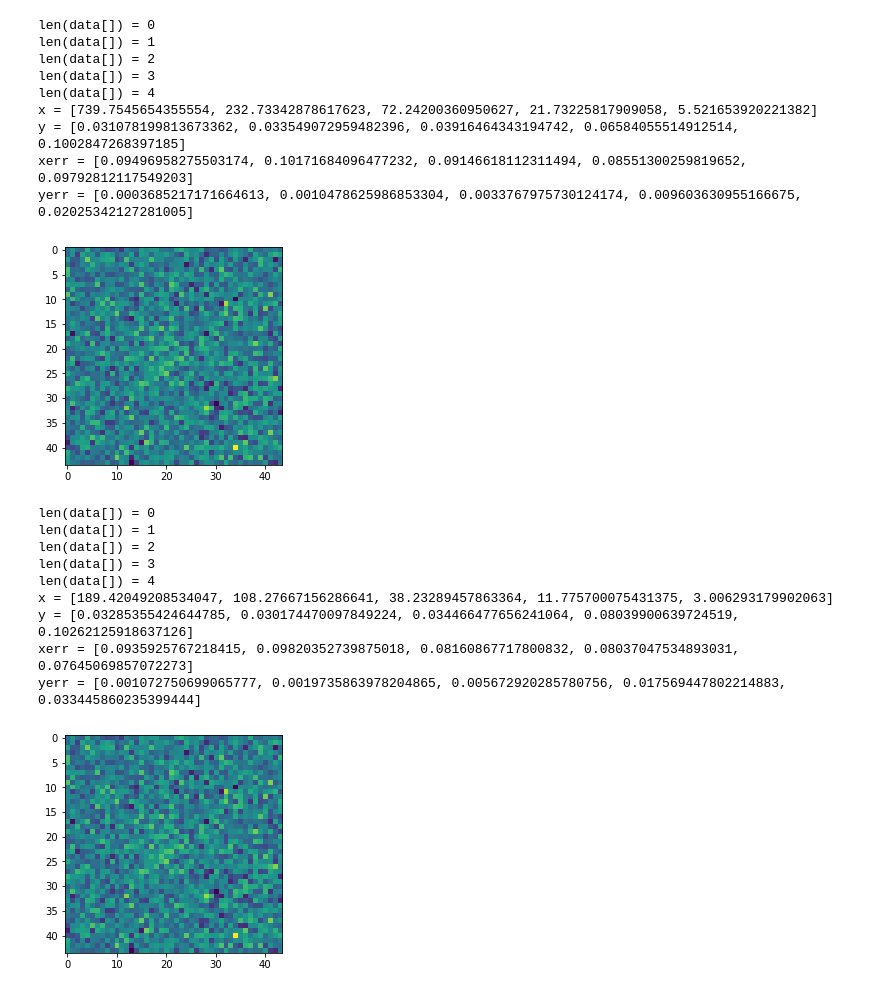
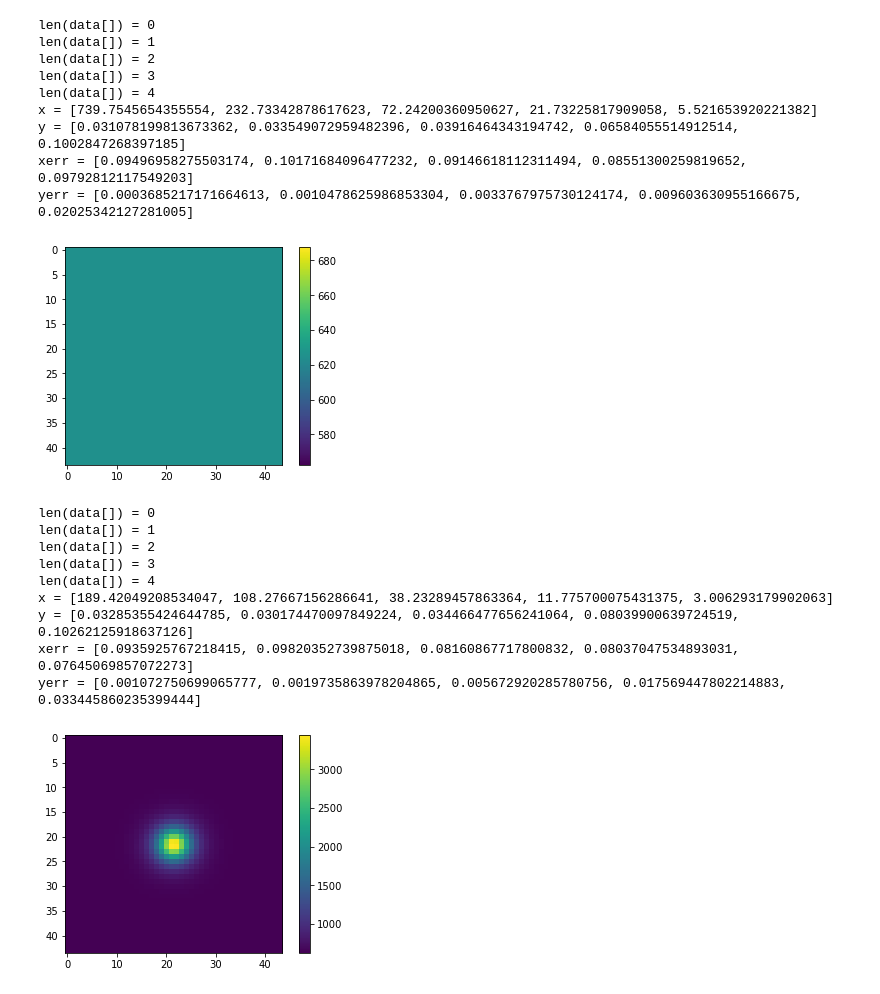
Before and after one commit to norrisbach/Metacal, a Jupyter notebook: metacal.ipynb, the cells around one changed output. Drawn from its saved outputs; the diff is of its cells as text; code cells hidden in the pictures.

```diff
--- a/metacal.ipynb
+++ b/metacal.ipynb
@@ -65,7 +65,7 @@ def make_struct(res, obs, shear_type):
         data['Tpsf'] = obs.psf.meta['result']['T']
     return data
 # %%
-def make_data(rng, noise, shear, version=0):
+def make_data(rng, noise, shear, version=0, first=False):
     """
     simulate an exponential object with moffat psf
     Parameters
@@ -111,8 +111,11 @@ def make_data(rng, noise, shear, version=0):
         fake_var_image = im*0 + (noise)**2
         fakeVarNoise = galsim.VariableGaussianNoise(random, fake_var_image)
         im.addNoise(fakeVarNoise)
-        plt.close()
-        plt.imshow(im.array)
+        #print(first)
+        if first:
+            plt.imshow(fake_var_image.array)
+            plt.colorbar()
+            #print(first)
     if version==1:
         random = galsim.BaseDeviate(1024)
         var_image = im + (noise)**2
@@ -121,8 +124,10 @@ def make_data(rng, noise, shear, version=0):
         #save background image of both var_image and fake_var_image
         varNoise = galsim.VariableGaussianNoise(random, var_image)
         im.addNoise(varNoise)
-        plt.close()
-        plt.imshow(im.array)
+        if first:
+            plt.imshow(var_image.array)
+            plt.colorbar()
+            #print(first)
     imArr = im.array
 
     cen = (np.array(imArr.shape)-1.0)/2.0
@@ -156,7 +161,7 @@ def make_data(rng, noise, shear, version=0):
     )
     return obs
 # %%
-def analyze(rng, num_tests, num_gals, noise_level, shear_true, version=0):
+def analyze(rng, num_tests, num_gals, noise_level, shear_true, version=0, first=False):
     data = []
     x = []
     y = []
@@ -166,7 +171,9 @@ def analyze(rng, num_tests, num_gals, noise_level, shear_true, version=0):
         print("len(data[]) =", len(data))
         dlist = []
         for j in range(num_gals):
-            obs = make_data(rng=rng, noise=noise_level[i], shear=shear_true, version=version)
+            obs = make_data(rng=rng, noise=noise_level[i], shear=shear_true, version=version, first = first)
+            if first is True:
+                first = False
             resdict, obsdict = boot.go(obs)
             for stype, sres in resdict.items():
                 st = make_struct(res=sres, obs=obsdict[stype], shear_type=stype)
@@ -227,26 +234,26 @@ boot      = ngmix.metacal.MetacalBootstrapper(
 # %%
 noise_arr = 25e4*np.logspace(-4, -2, 5, base=10.0)
 num_tests = len(noise_arr)
 num_gals = 100
 shear_true = [0.03, 0.00]
-ans1 = analyze(rng, num_tests, num_gals, noise_arr, shear_true, version=0)
+ans1 = analyze(rng, num_tests, num_gals, noise_arr, shear_true, version=0, first = True)
 print("x =", ans1[0])
 print("y =", ans1[1])
 print("xerr =", ans1[2])
 print("yerr =", ans1[3])
 # %% [output]
 len(data[]) = 0
 len(data[]) = 1
 len(data[]) = 2
 len(data[]) = 3
 len(data[]) = 4
 x = [739.7545654355554, 232.73342878617623, 72.24200360950627, 21.73225817909058, 5.521653920221382]
 y = [0.031078199813673362, 0.033549072959482396, 0.03916464343194742, 0.06584055514912514, 0.1002847268397185]
 xerr = [0.09496958275503174, 0.10171684096477232, 0.09146618112311494, 0.08551300259819652, 0.09792812117549203]
 yerr = [0.0003685217171664613, 0.0010478625986853304, 0.0033767975730124174, 0.009603630955166675, 0.02025342127281005]
-[figure, old version]
+[figure, new version]
 # %%
-ans2 = analyze(rng, num_tests, num_gals, noise_arr, shear_true, version=1)
+ans2 = analyze(rng, num_tests, num_gals, noise_arr, shear_true, version=1, first = True)
 print("x =", ans2[0])
 print("y =", ans2[1])
 print("xerr =", ans2[2])
@@ -261,7 +268,7 @@ x = [189.42049208534047, 108.27667156286641, 38.23289457863364, 11.7757000754313
 y = [0.03285355424644785, 0.030174470097849224, 0.034466477656241064, 0.08039900639724519, 0.10262125918637126]
 xerr = [0.0935925767218415, 0.09820352739875018, 0.08160867717800832, 0.08037047534893031, 0.07645069857072273]
 yerr = [0.001072750699065777, 0.0019735863978204865, 0.005672920285780756, 0.017569447802214883, 0.033445860235399444]
-[figure, old version]
+[figure, new version]
 # %%
 plt.errorbar(ans1[0], ans1[1], xerr=ans1[2], yerr=ans1[3], fmt='o', label='background only')
 plt.errorbar(ans2[0], ans2[1], xerr=ans2[2], yerr=ans2[3], fmt='o', label='back+signal noise')
```
Also changed, not shown: parts of 5 cells of this notebook.
